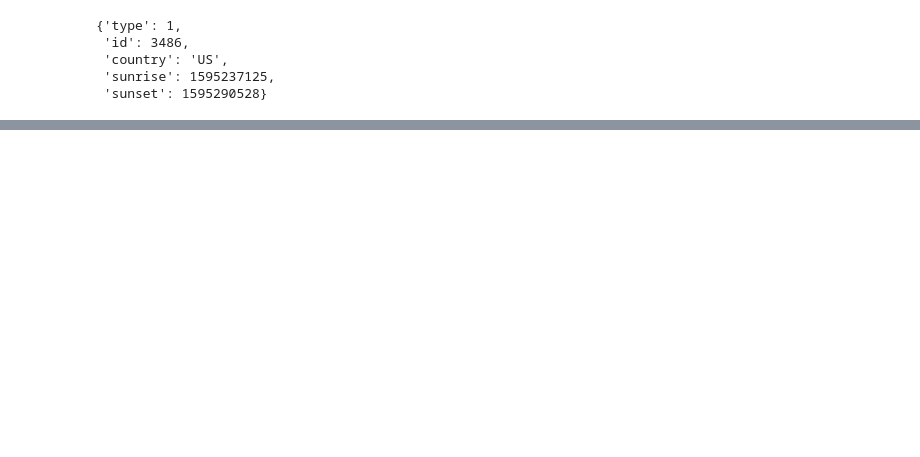
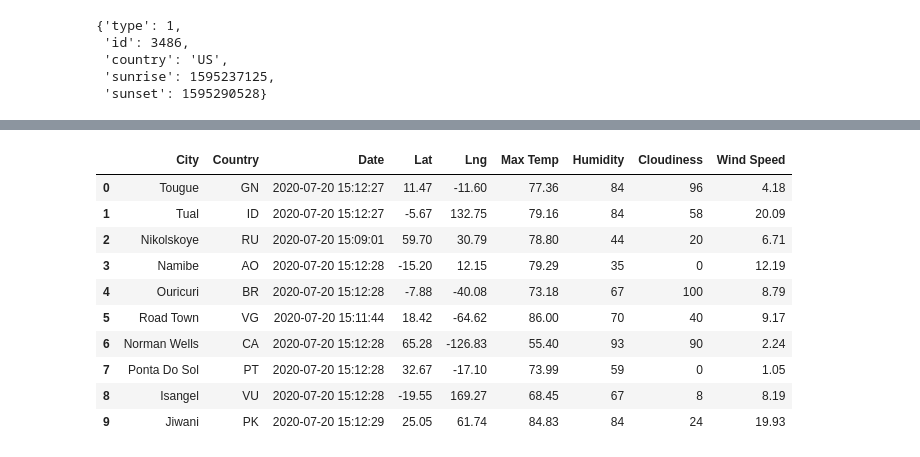
Before and after one commit to scottja312/World_Weather_Analysis, a Jupyter notebook: WeaherPy.ipynb, the cells around one changed output, grey strips where cells are left out. Saved outputs shown, nothing was run; the diff lists cells and outputs as text; code cells hidden in the pictures; blank space fills up the shorter version.

```diff
--- a/WeaherPy.ipynb
+++ b/WeaherPy.ipynb
@@ -173,0 +328,17 @@ boston_data["sys"]
+# %%
+new_column_order = ["City", "Country", "Date", "Lat", "Lng", "Max Temp", "Humidity", "Cloudiness", "Wind Speed"]
+
+city_data_df = city_data_df[new_column_order]
+city_data_df.head(10)
+# %% [output]
+|  | City | Country | Date | Lat | Lng | Max Temp | Humidity | Cloudiness | Wind Speed |
+| 0 | Tougue | GN | 2020-07-20 15:12:27 | 11.47 | -11.60 | 77.36 | 84 | 96 | 4.18 |
+| 1 | Tual | ID | 2020-07-20 15:12:27 | -5.67 | 132.75 | 79.16 | 84 | 58 | 20.09 |
+| 2 | Nikolskoye | RU | 2020-07-20 15:09:01 | 59.70 | 30.79 | 78.80 | 44 | 20 | 6.71 |
+| 3 | Namibe | AO | 2020-07-20 15:12:28 | -15.20 | 12.15 | 79.29 | 35 | 0 | 12.19 |
+| 4 | Ouricuri | BR | 2020-07-20 15:12:28 | -7.88 | -40.08 | 73.18 | 67 | 100 | 8.79 |
+| 5 | Road Town | VG | 2020-07-20 15:11:44 | 18.42 | -64.62 | 86.00 | 70 | 40 | 9.17 |
+| 6 | Norman Wells | CA | 2020-07-20 15:12:28 | 65.28 | -126.83 | 55.40 | 93 | 90 | 2.24 |
+| 7 | Ponta Do Sol | PT | 2020-07-20 15:12:28 | 32.67 | -17.10 | 73.99 | 59 | 0 | 1.05 |
+| 8 | Isangel | VU | 2020-07-20 15:12:28 | -19.55 | 169.27 | 68.45 | 67 | 8 | 8.19 |
+| 9 | Jiwani | PK | 2020-07-20 15:12:29 | 25.05 | 61.74 | 84.83 | 84 | 24 | 19.93 |
```
Also changed, not shown: parts of 16 cells of this notebook, 3 other files.
